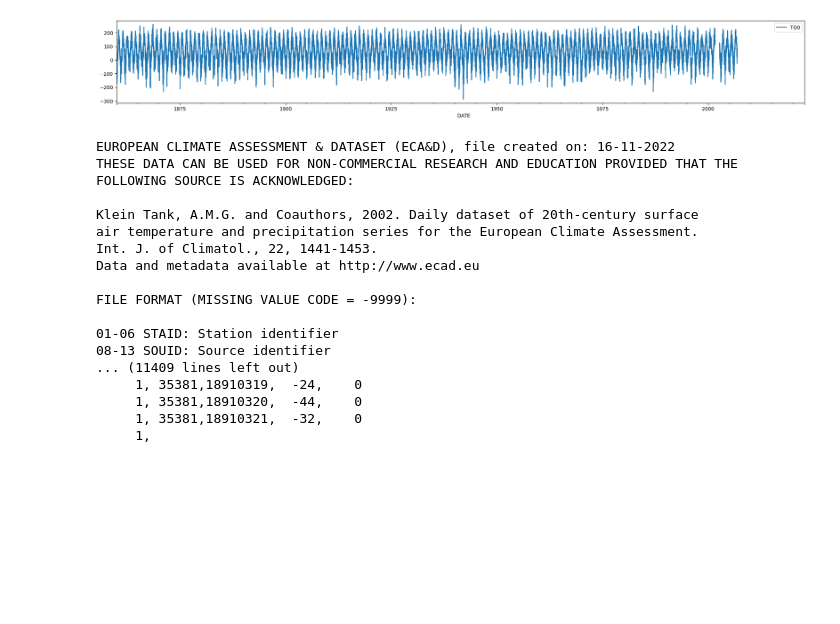
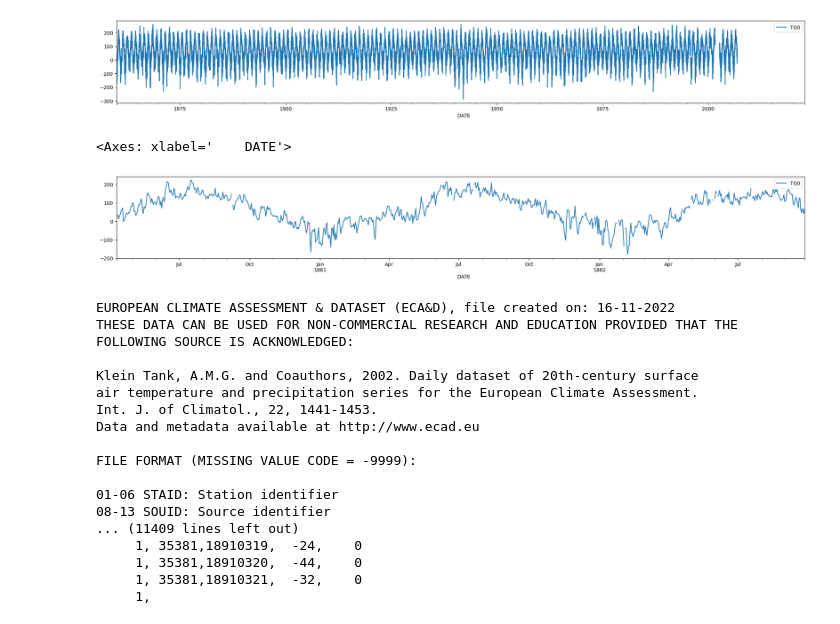
Before and after one commit to sahilkaushik93/PythonPractise2024_v1.0, a Jupyter notebook: PythonPerDayPractice/App8-HistoricalWeatherAPI/data.ipynb, the cells around one changed output. Drawn from its saved outputs; the diff is of its cells as text; code cells hidden in the pictures; blank space fills up the shorter version.

```diff
--- a/PythonPerDayPractice/App8-HistoricalWeatherAPI/data.ipynb
+++ b/PythonPerDayPractice/App8-HistoricalWeatherAPI/data.ipynb
@@ -131,6 +131,11 @@ df.plot(x='    DATE',y='TG0', figsize=(25,3))
 # %% [output]
 <Axes: xlabel='    DATE'>
 [figure]
+# %%
+df[100:1000].plot(x='    DATE',y='TG0', figsize=(25,3))
+# %% [output]
+<Axes: xlabel='    DATE'>
+[figure, added]
 # %%
 with open(f"{loc}\data\data\TG_STAID000001.txt", 'r') as file:
     file_content = file.read()
```
Also changed, not shown: 2 other files.
